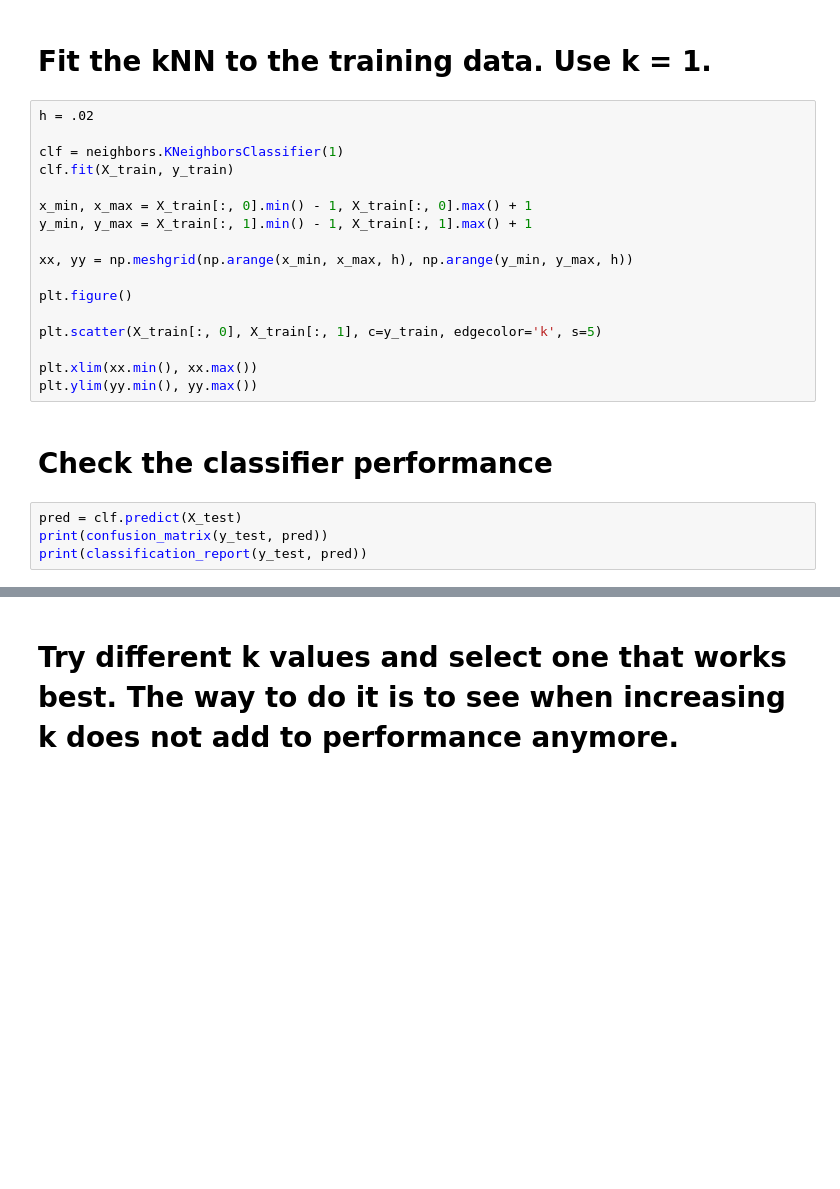
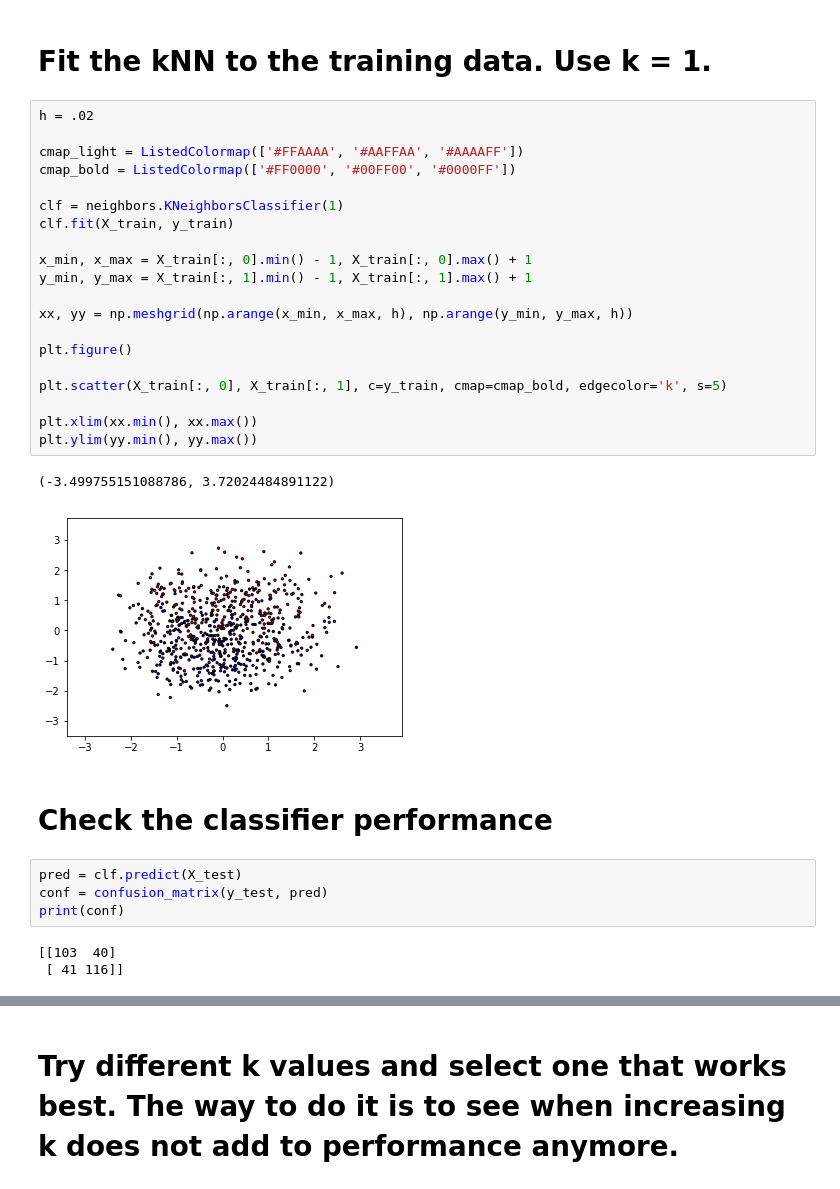
Before and after one commit to grandquista/data-science, a Jupyter notebook: kNN.ipynb, the cells around one changed output, grey strips where cells are left out. Saved outputs shown, nothing was run; the diff lists cells and outputs as text; blank space fills up the shorter version.

```diff
--- a/kNN.ipynb
+++ b/kNN.ipynb
@@ -96,24 +109,33 @@ pd.DataFrame(X_train).describe()
 # Fit the kNN to the training data. Use k = 1.
 # %%
 h = .02
+
+cmap_light = ListedColormap(['#FFAAAA', '#AAFFAA', '#AAAAFF'])
+cmap_bold = ListedColormap(['#FF0000', '#00FF00', '#0000FF'])
 
 clf = neighbors.KNeighborsClassifier(1)
 clf.fit(X_train, y_train)
 
 x_min, x_max = X_train[:, 0].min() - 1, X_train[:, 0].max() + 1
 y_min, y_max = X_train[:, 1].min() - 1, X_train[:, 1].max() + 1
 
 xx, yy = np.meshgrid(np.arange(x_min, x_max, h), np.arange(y_min, y_max, h))
 
 plt.figure()
 
-plt.scatter(X_train[:, 0], X_train[:, 1], c=y_train, edgecolor='k', s=5)
+plt.scatter(X_train[:, 0], X_train[:, 1], c=y_train, cmap=cmap_bold, edgecolor='k', s=5)
 
 plt.xlim(xx.min(), xx.max())
 plt.ylim(yy.min(), yy.max())
+# %% [output]
+(-3.499755151088786, 3.72024484891122)
+[figure, added]
 # %% [markdown]
 # Check the classifier performance
 # %%
 pred = clf.predict(X_test)
-print(confusion_matrix(y_test, pred))
-print(classification_report(y_test, pred))
+conf = confusion_matrix(y_test, pred)
+print(conf)
+# %% [output]
+[[103  40]
+ [ 41 116]]
```
Also changed, not shown: parts of 6 cells of this notebook.
